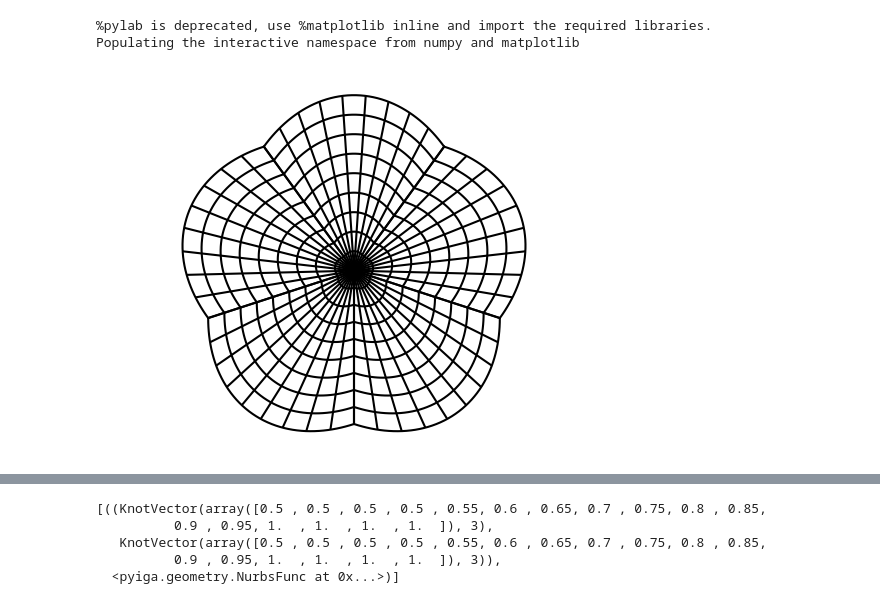
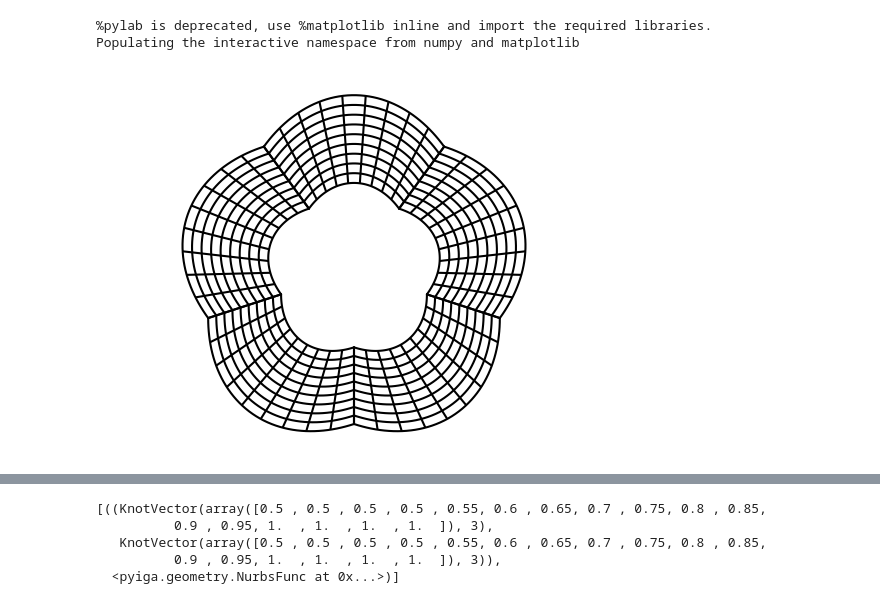
Before and after one commit to kevin866/pyiga, a Jupyter notebook: notebooks/IGA on 5-fold shape.ipynb, the cells around one changed output, grey strips where cells are left out. Drawn from its saved outputs; the diff is of its cells as text; code cells hidden in the pictures.

```diff
--- a/notebooks/IGA on 5-fold shape.ipynb
+++ b/notebooks/IGA on 5-fold shape.ipynb
@@ -11,31 +11,31 @@ Populating the interactive namespace from numpy and matplotlib
 # %%
 n = 2
 f = geometry.circular_arc(pi/n)
-g = geometry.line_segment([0,0], [1,1])
+g = geometry.line_segment([0.5,0.5], [1,1])
 G = geometry.outer_product(f,g) # create pie slice
 # vis.plot_geo(G)
 G1 = G.rotate_2d(pi*0.25) # rotate pie slice to upright position
 # vis.plot_geo(G1)
 # print(pi/5)
-# G2 = G1.scale([0.726,1]) # stretch pie slice in x & y-dir
+G2 = G1.scale([0.726,1]) # stretch pie slice in x & y-dir
 # G2 = G1.scale([pi/4,1]) # stretch pie slice in x & y-dir
 
 # vis.plot_geo(G2)
 
 geos = [
     G2,
     G2.rotate_2d(pi*.4),
     G2.rotate_2d(2*pi*.4),
     G2.rotate_2d(3*pi*.4),
     G2.rotate_2d(4*pi*.4),
 ]
 
 for g in geos:
     vis.plot_geo(g)
 
 axis('equal');
 axis('off');
 # %% [output]
-[figure, old version]
+[figure, new version]
 # %%
 n = 2
```
Also changed, not shown: parts of 5 cells of this notebook, 2 other files.
